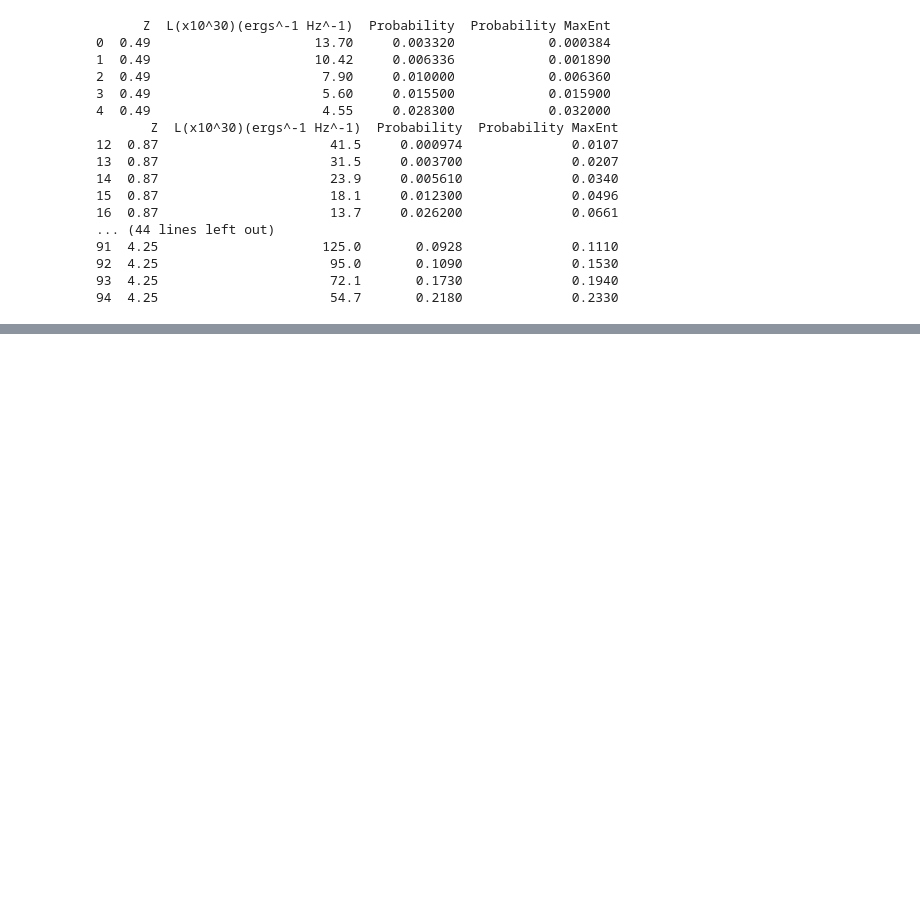
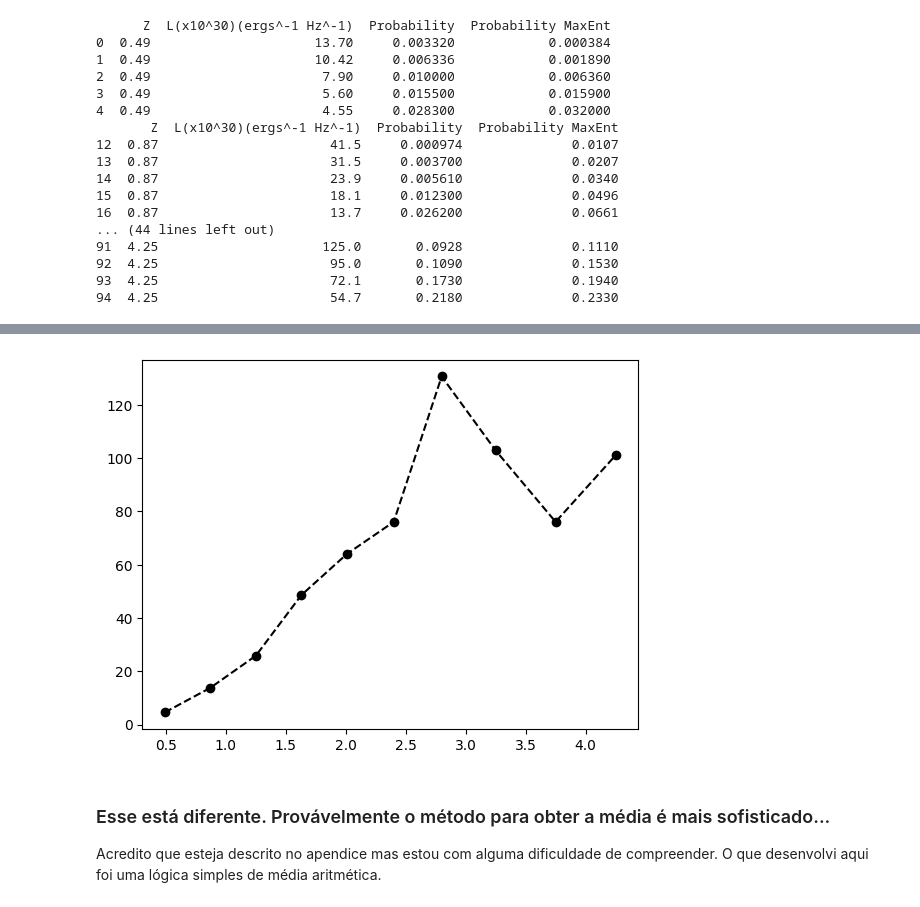
Before and after one commit to rubenskaiserman/astro-test, a Jupyter notebook: analysis.ipynb, the cells around one changed output, grey strips where cells are left out. Drawn from its saved outputs; the diff is of its cells as text; code cells hidden in the pictures; blank space fills up the shorter version.

```diff
--- a/analysis.ipynb
+++ b/analysis.ipynb
@@ -124,0 +128,21 @@ for z in Z:
+# %%
+z = sorted(df['Z'].unique())
+average_l = []
+for i in range(len(z)):
+    current_average = 0
+    counter = 0
+    for j in range(len(df)):
+        if df['Z'][j] == z[i]:
+            current_average += df['L(x10^30)(ergs^-1 Hz^-1)'][j]
+            counter += 1
+    current_average /= counter
+    average_l.append(current_average)
+
+plt.scatter(z, average_l, label='Mean Luminosity Per Redshift', color='black')
+plt.plot(z, average_l, color='black', linestyle='dashed')
+plt.show()
+# %% [output]
+[figure, added]
+# %% [markdown]
+### Esse está diferente. Provávelmente o método para obter a média é mais sofisticado...
+Acredito que esteja descrito no apendice mas estou com alguma dificuldade de compreender. O que desenvolvi aqui foi uma lógica simples de média aritmética.
```
Also changed, not shown: parts of 1 cell of this notebook.
